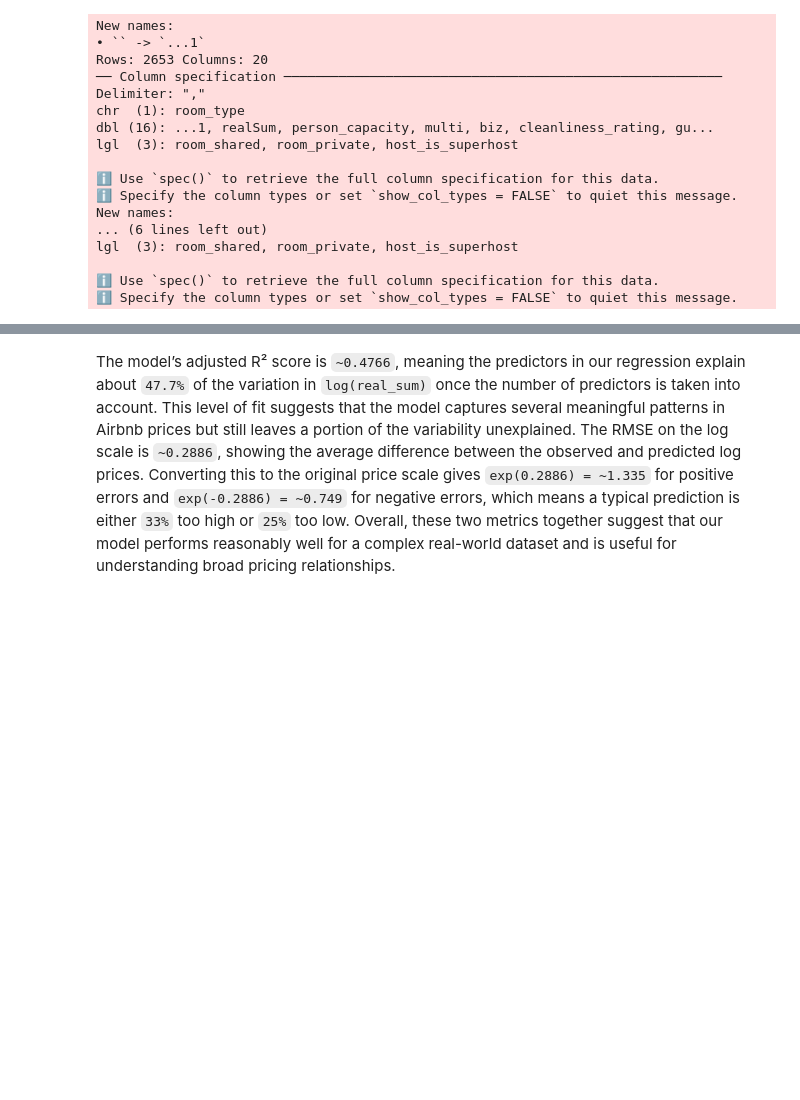
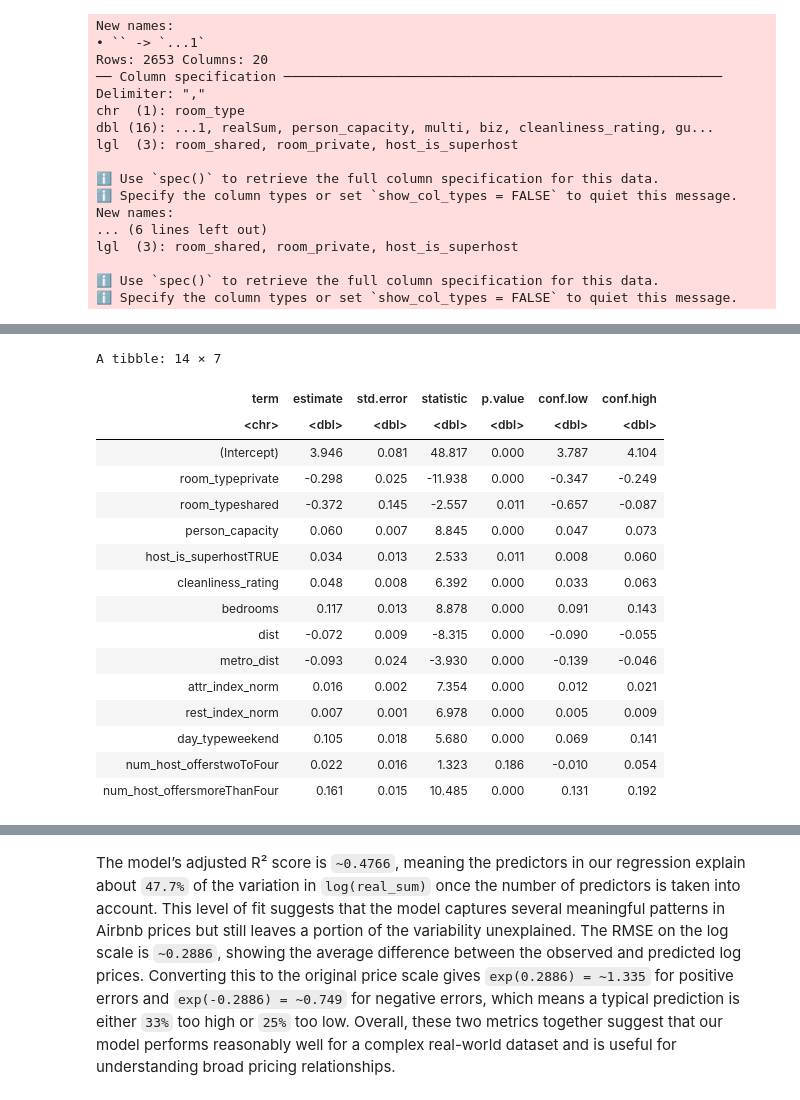
Before and after one commit to tyih985/athens-airbnb, a Jupyter notebook: project_tyih.ipynb, the cells around one changed output, grey strips where cells are left out. Drawn from its saved outputs; the diff is of its cells as text; code cells hidden in the pictures; blank space fills up the shorter version.

```diff
--- a/project_tyih.ipynb
+++ b/project_tyih.ipynb
@@ -423,0 +531,27 @@ mlr_res
+# %%
+# fit MLR with LASSO selected covariates
+mlr_lasso <- lm(formula = log_price ~ room_type + person_capacity + host_is_superhost + cleanliness_rating + bedrooms + dist + metro_dist + attr_index_norm + rest_index_norm + day_type + num_host_offers,
+              data = athens_test)
+
+mlr_lasso_res <- tidy(mlr_lasso, conf.int = TRUE) |>
+    mutate_if(is.numeric, round, 3)
+
+mlr_lasso_res
+# %% [output]
+A tibble: 14 × 7
+| term | estimate | std.error | statistic | p.value | conf.low | conf.high |
+| <chr> | <dbl> | <dbl> | <dbl> | <dbl> | <dbl> | <dbl> |
+| (Intercept) | 3.946 | 0.081 | 48.817 | 0.000 | 3.787 | 4.104 |
+| room_typeprivate | -0.298 | 0.025 | -11.938 | 0.000 | -0.347 | -0.249 |
+| room_typeshared | -0.372 | 0.145 | -2.557 | 0.011 | -0.657 | -0.087 |
+| person_capacity | 0.060 | 0.007 | 8.845 | 0.000 | 0.047 | 0.073 |
+| host_is_superhostTRUE | 0.034 | 0.013 | 2.533 | 0.011 | 0.008 | 0.060 |
+| cleanliness_rating | 0.048 | 0.008 | 6.392 | 0.000 | 0.033 | 0.063 |
+| bedrooms | 0.117 | 0.013 | 8.878 | 0.000 | 0.091 | 0.143 |
+| dist | -0.072 | 0.009 | -8.315 | 0.000 | -0.090 | -0.055 |
+| metro_dist | -0.093 | 0.024 | -3.930 | 0.000 | -0.139 | -0.046 |
+| attr_index_norm | 0.016 | 0.002 | 7.354 | 0.000 | 0.012 | 0.021 |
+| rest_index_norm | 0.007 | 0.001 | 6.978 | 0.000 | 0.005 | 0.009 |
+| day_typeweekend | 0.105 | 0.018 | 5.680 | 0.000 | 0.069 | 0.141 |
+| num_host_offerstwoToFour | 0.022 | 0.016 | 1.323 | 0.186 | -0.010 | 0.054 |
+| num_host_offersmoreThanFour | 0.161 | 0.015 | 10.485 | 0.000 | 0.131 | 0.192 |
```
Also changed, not shown: parts of 21 cells of this notebook.
